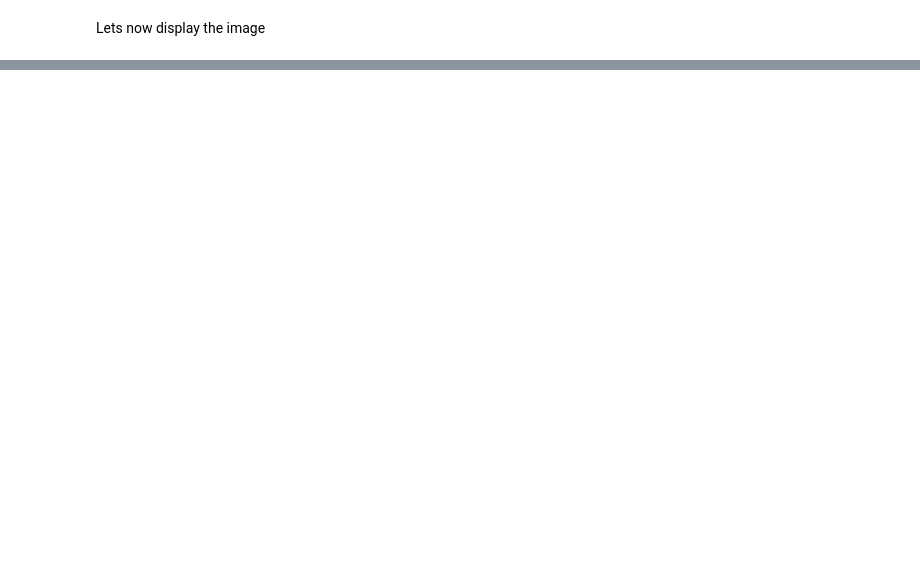
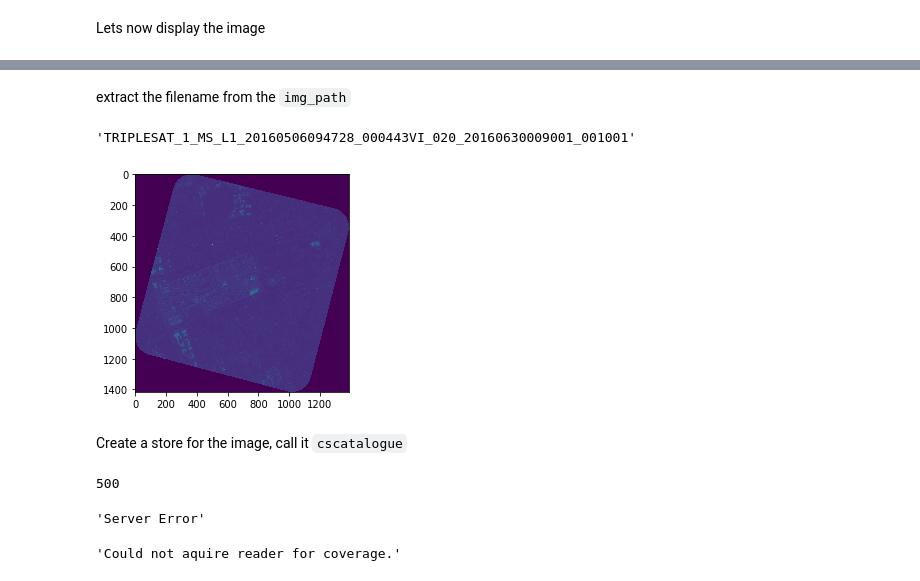
Before and after one commit to robmarkcole/Useful-python, a Jupyter notebook: Geoserver/Geoserver rest API.ipynb, the cells around one changed output, grey strips where cells are left out. Drawn from its saved outputs; the diff is of its cells as text; code cells hidden in the pictures; blank space fills up the shorter version.

```diff
--- a/Geoserver/Geoserver rest API.ipynb
+++ b/Geoserver/Geoserver rest API.ipynb
@@ -260,0 +269,15 @@ r = requests.post(url, files=files)
+# %%
+img_path = "/Users/robincole/Pictures/earth-i-milton-keynes-l1a/MS/TRIPLESAT_1_MS_L1_20160506094728_000443VI_020_20160630009001_001001.tif"
+# %% [markdown]
+extract the filename from the `img_path`
+# %%
+filename = img_path.split('/')[-1].split('.tif')[0]
+filename
+# %% [output]
+'TRIPLESAT_1_MS_L1_20160506094728_000443VI_020_20160630009001_001001'
+# %%
+show(rasterio.open(img_path));
+# %% [output]
+[figure, added]
+# %% [markdown]
+Create a store for the image, call it `cscatalogue`
@@ -260,0 +292,13 @@ r = requests.post(url, files=files)
+# %%
+response = requests.put(url, headers=headers, data=data, auth=auth)
+response.status_code
+# %% [output]
+500
+# %%
+response.reason
+# %% [output]
+'Server Error'
+# %%
+response.text
+# %% [output]
+'Could not aquire reader for coverage.'
```
Also changed, not shown: parts of 22 cells of this notebook, 1 other file.
